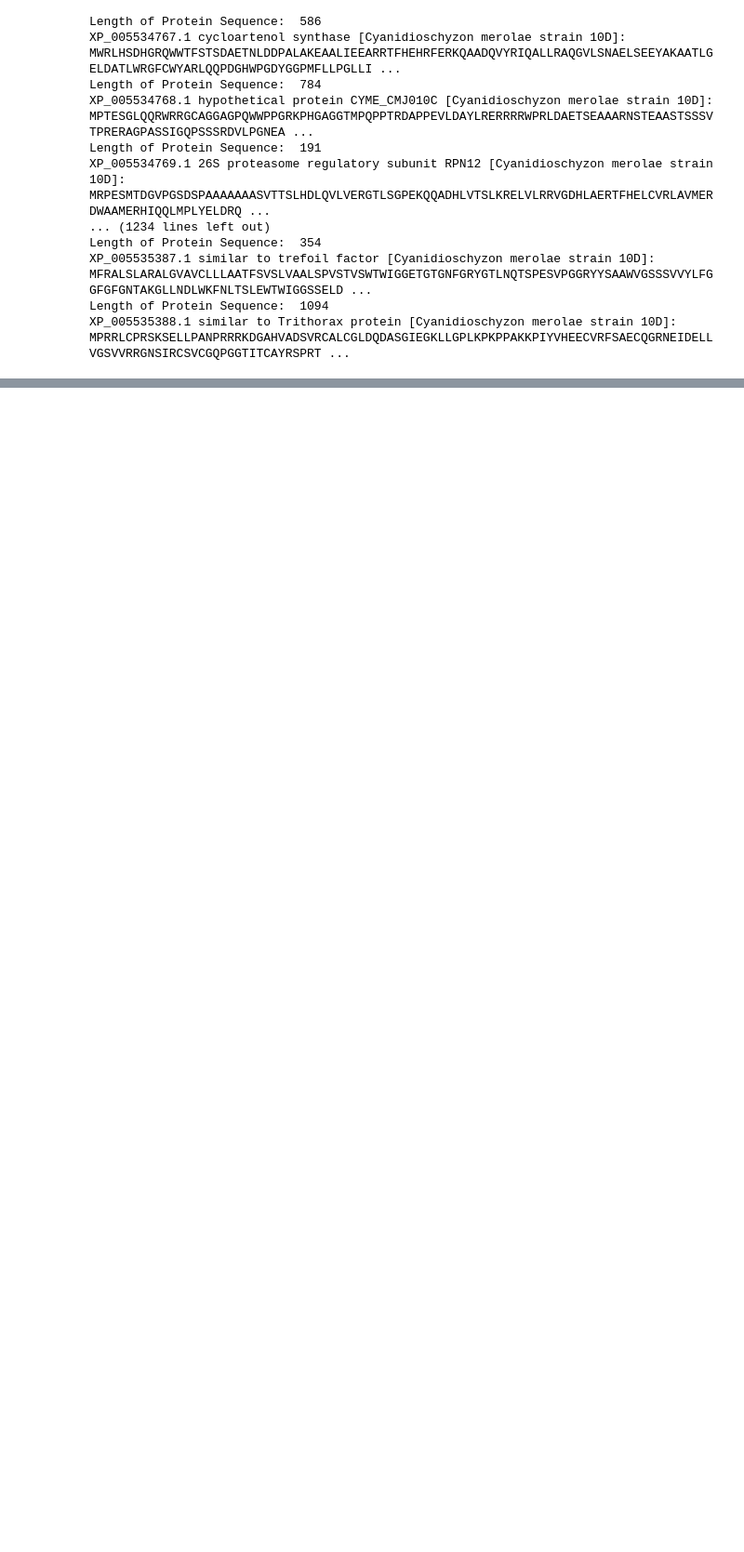
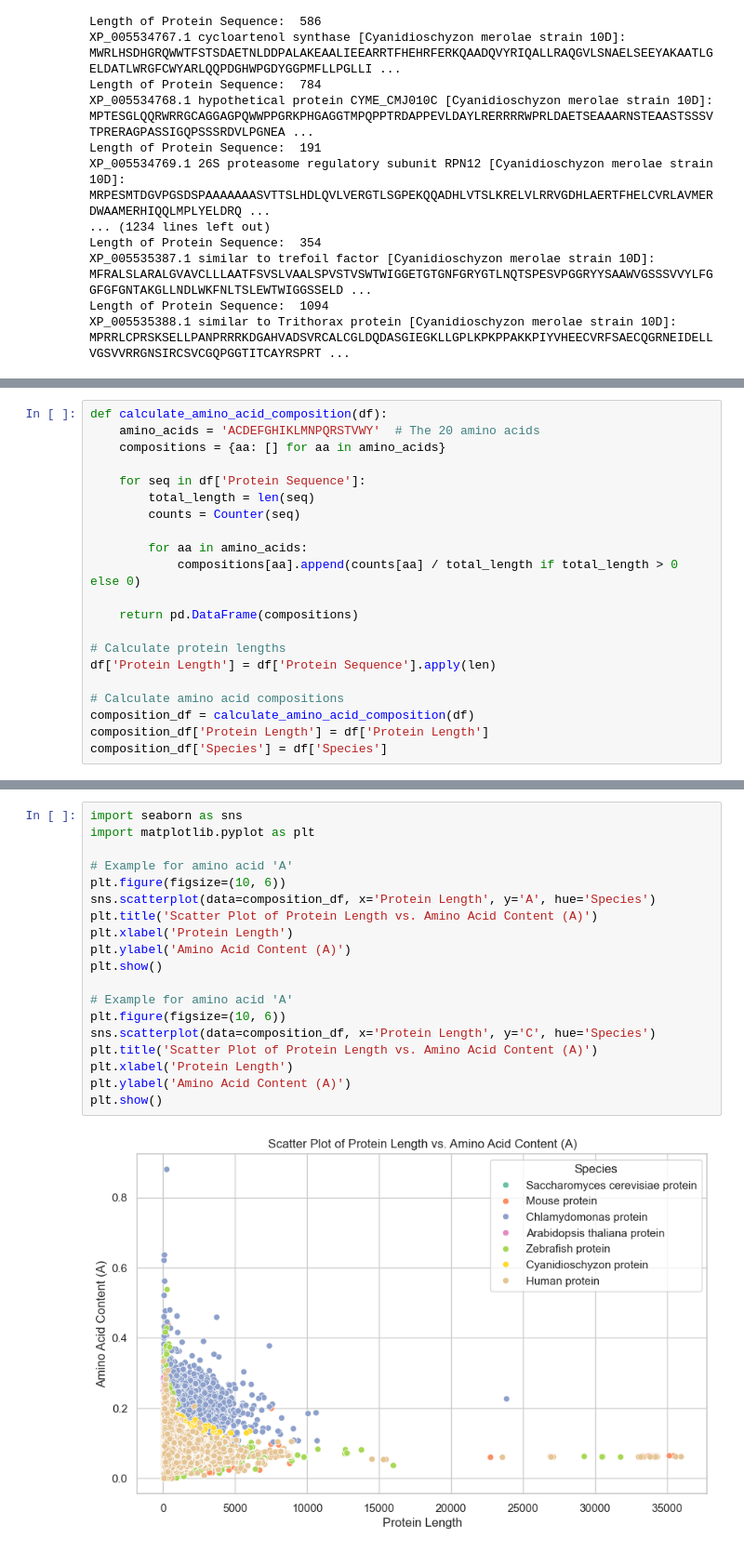
Before and after one commit to jarondlk/info-bio-exercise, a Jupyter notebook: assignment01.ipynb, the cells around one changed output, grey strips where cells are left out. Shown at 93% size. Drawn from its saved outputs; the diff is of its cells as text; blank space fills up the shorter version.

```diff
--- a/assignment01.ipynb
+++ b/assignment01.ipynb
@@ -76,0 +369,21 @@ XP_005535388.1 similar to Trithorax protein [Cyanidioschyzon merolae strain 10D]
+# %%
+def calculate_amino_acid_composition(df):
+    amino_acids = 'ACDEFGHIKLMNPQRSTVWY'  # The 20 amino acids
+    compositions = {aa: [] for aa in amino_acids}
+
+    for seq in df['Protein Sequence']:
+        total_length = len(seq)
+        counts = Counter(seq)
+
+        for aa in amino_acids:
+            compositions[aa].append(counts[aa] / total_length if total_length > 0 else 0)
+
+    return pd.DataFrame(compositions)
+
+# Calculate protein lengths
+df['Protein Length'] = df['Protein Sequence'].apply(len)
+
+# Calculate amino acid compositions
+composition_df = calculate_amino_acid_composition(df)
+composition_df['Protein Length'] = df['Protein Length']
+composition_df['Species'] = df['Species']
@@ -76,0 +402,21 @@ XP_005535388.1 similar to Trithorax protein [Cyanidioschyzon merolae strain 10D]
+# %%
+import seaborn as sns
+import matplotlib.pyplot as plt
+
+# Example for amino acid 'A'
+plt.figure(figsize=(10, 6))
+sns.scatterplot(data=composition_df, x='Protein Length', y='A', hue='Species')
+plt.title('Scatter Plot of Protein Length vs. Amino Acid Content (A)')
+plt.xlabel('Protein Length')
+plt.ylabel('Amino Acid Content (A)')
+plt.show()
+
+# Example for amino acid 'A'
+plt.figure(figsize=(10, 6))
+sns.scatterplot(data=composition_df, x='Protein Length', y='C', hue='Species')
+plt.title('Scatter Plot of Protein Length vs. Amino Acid Content (A)')
+plt.xlabel('Protein Length')
+plt.ylabel('Amino Acid Content (A)')
+plt.show()
+# %% [output]
+[figure, added]
```
Also changed, not shown: parts of 23 cells of this notebook, 3 other files.
